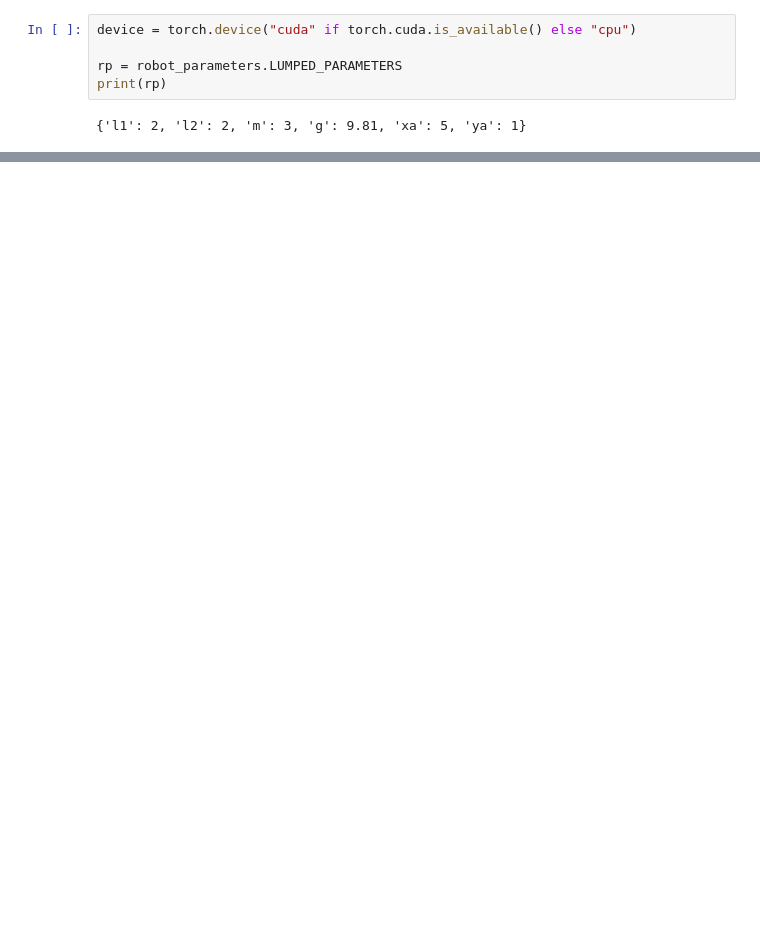
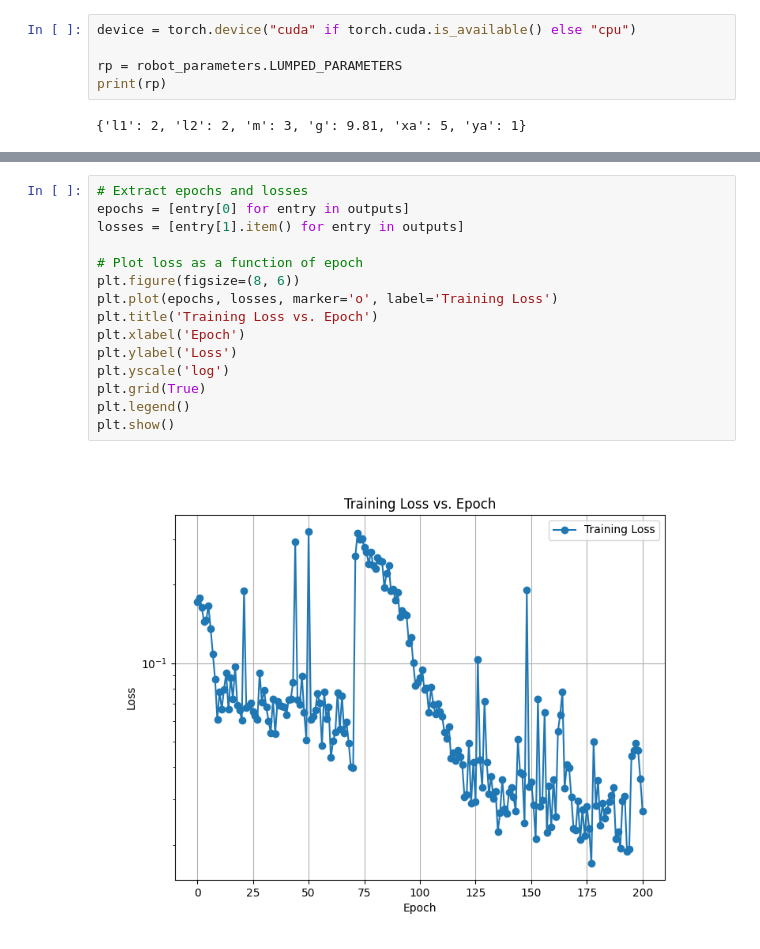
Before and after one commit to kianheus/MSc_Thesis, a Jupyter notebook: Kian_code/Learn Transform.ipynb, the cells around one changed output, grey strips where cells are left out. Drawn from its saved outputs; the diff is of its cells as text; blank space fills up the shorter version.

```diff
--- a/Kian_code/Learn Transform.ipynb
+++ b/Kian_code/Learn Transform.ipynb
@@ -255,0 +442,17 @@ NameError: name 'loss' is not defined
+# %%
+# Extract epochs and losses
+epochs = [entry[0] for entry in outputs]
+losses = [entry[1].item() for entry in outputs]
+
+# Plot loss as a function of epoch
+plt.figure(figsize=(8, 6))
+plt.plot(epochs, losses, marker='o', label='Training Loss')
+plt.title('Training Loss vs. Epoch')
+plt.xlabel('Epoch')
+plt.ylabel('Loss')
+plt.yscale('log')
+plt.grid(True)
+plt.legend()
+plt.show()
+# %% [output]
+[figure, added]
```
Also changed, not shown: parts of 14 cells of this notebook.
